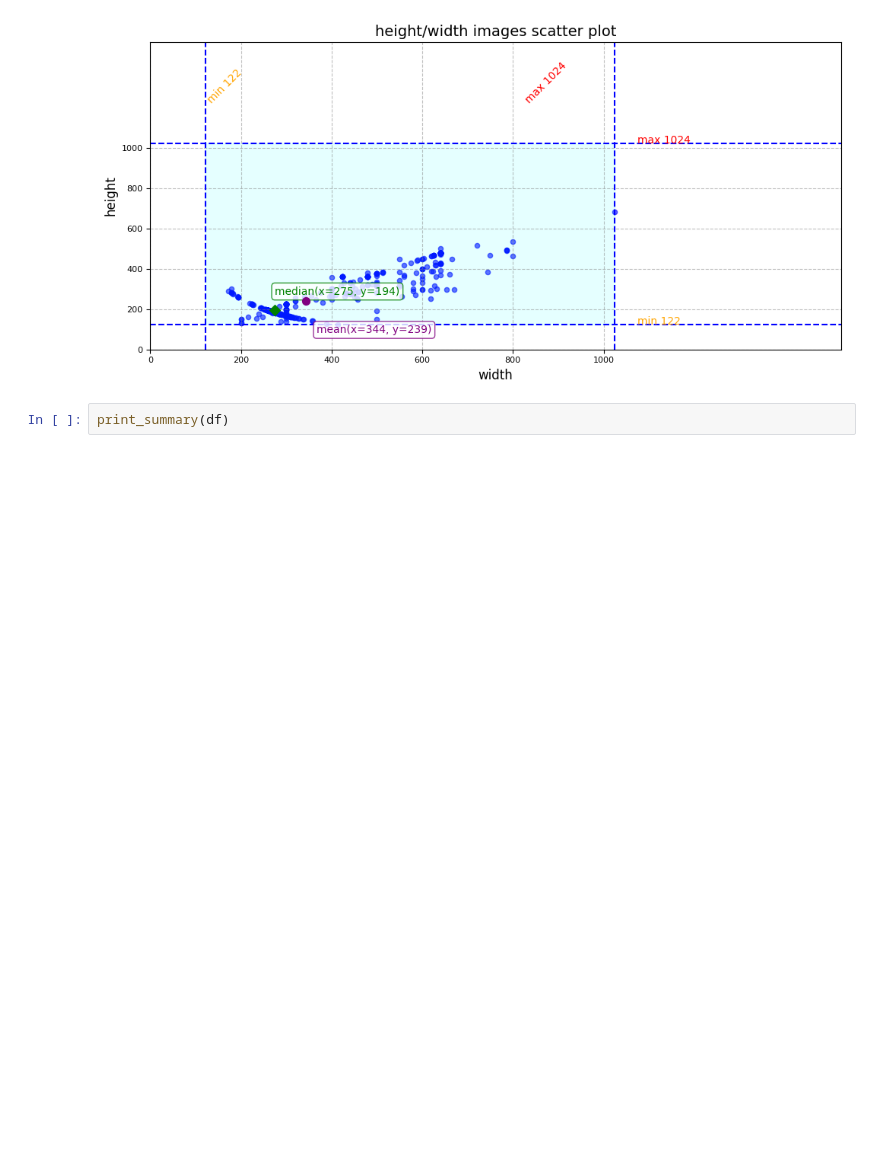
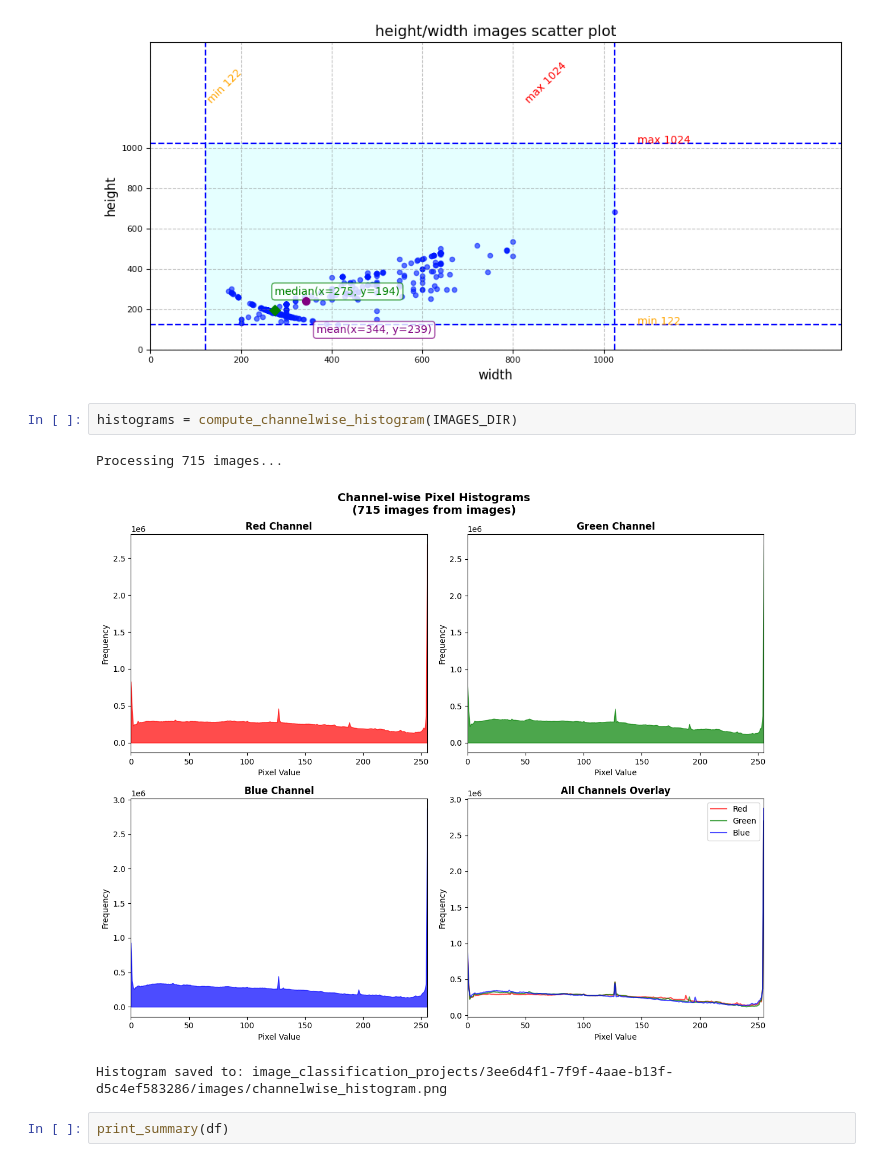
Before and after one commit to retkowsky/azure-customvision-export, a Jupyter notebook: Image classification project export.ipynb, the cells around one changed output. Cells and saved outputs as stored; diff of their text form; blank space fills up the shorter version.

```diff
--- a/Image classification project export.ipynb
+++ b/Image classification project export.ipynb
@@ -844,6 +928,12 @@ plt.tight_layout()
 plt.show()
 # %% [output]
 [figure]
+# %%
+histograms = compute_channelwise_histogram(IMAGES_DIR)
+# %% [output]
+Processing 715 images...
+[figure, added]
+Histogram saved to: image_classification_projects/3ee6d4f1-7f9f-4aae-b13f-d5c4ef583286/images/channelwise_histogram.png
 # %%
 print_summary(df)
 # %% [output]
```
Also changed, not shown: parts of 1 cell of this notebook.
